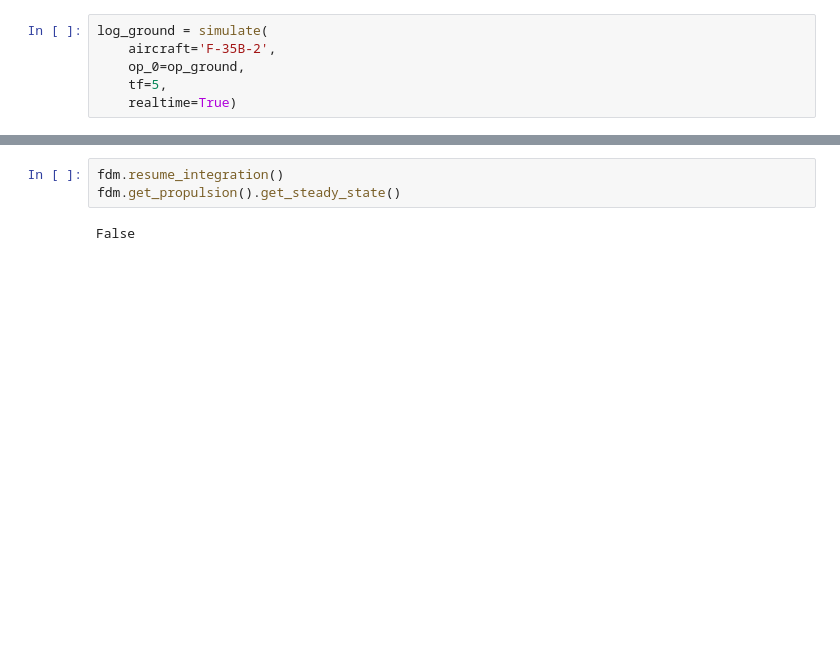
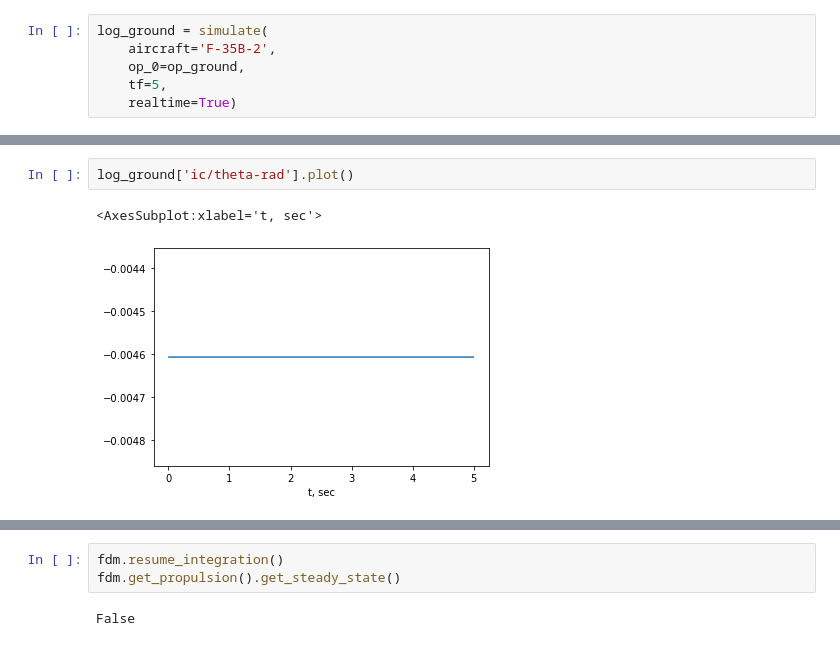
Before and after one commit to smallpondtom/aae451-notebook, a Jupyter notebook: 6-Simulation/Trim.ipynb, the cells around one changed output, grey strips where cells are left out. Drawn from its saved outputs; the diff is of its cells as text; blank space fills up the shorter version.

```diff
--- a/6-Simulation/Trim.ipynb
+++ b/6-Simulation/Trim.ipynb
@@ -118,2 +137,7 @@ Text(0, 0.5, 'ft, altitude')
+# %%
+log_ground['ic/theta-rad'].plot()
+# %% [output]
+<AxesSubplot:xlabel='t, sec'>
+[figure, added]
 # %%
 log_ground['attitude/theta-deg'].plot()
```
Also changed, not shown: parts of 24 cells of this notebook.
